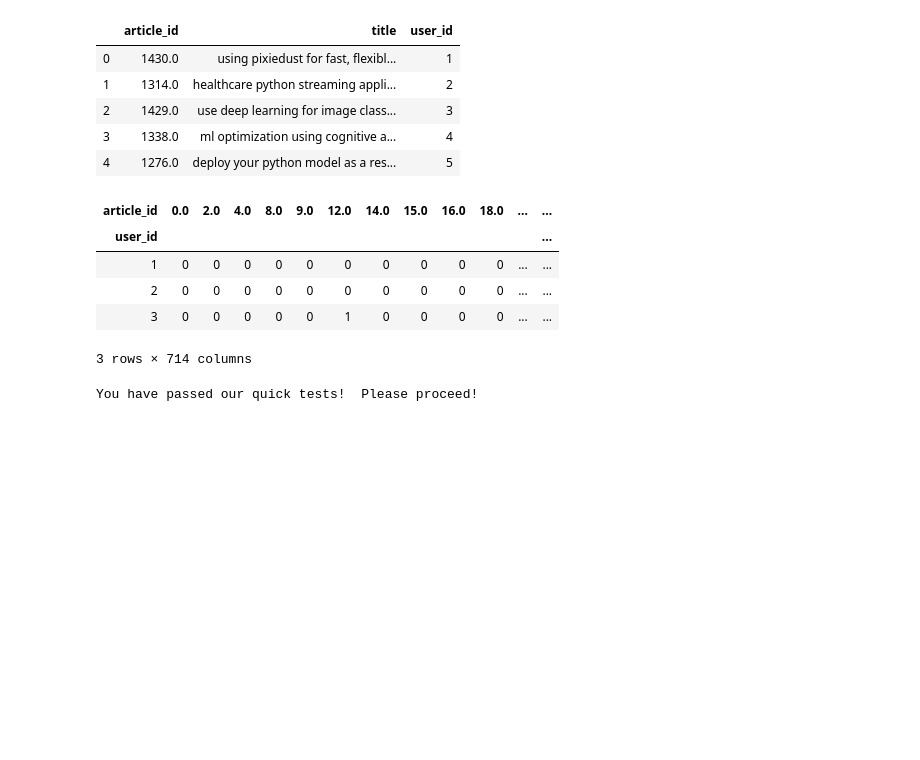
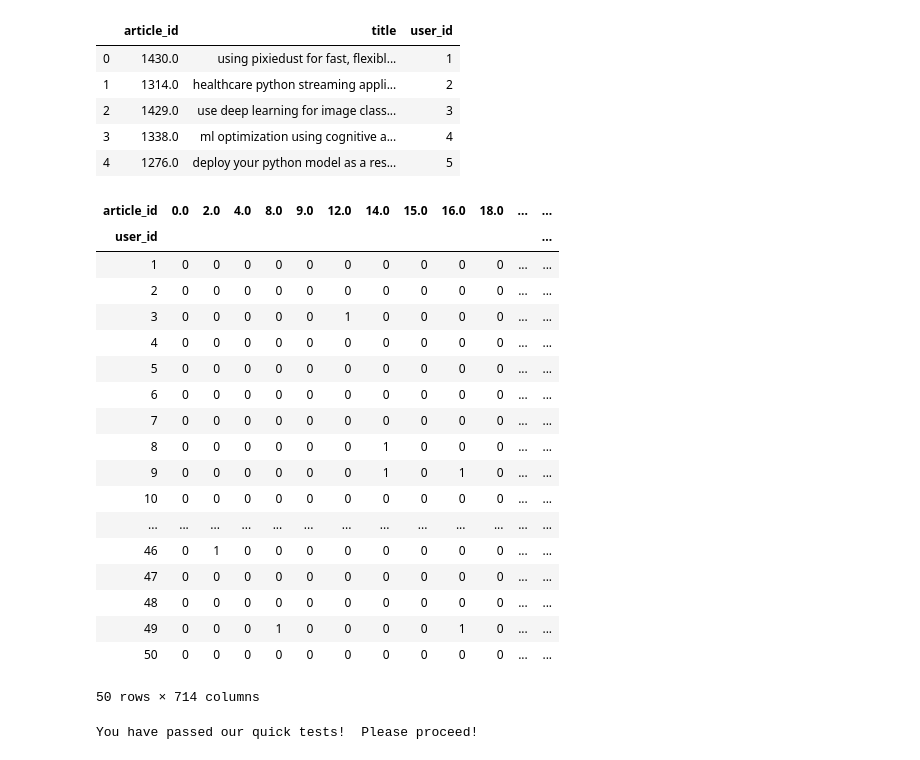
Before and after one commit to hider-toula/Recommendations_with_IBM, a Jupyter notebook: Recommendations_with_IBM.ipynb, the cells around one changed output. Cells and saved outputs as stored; diff of their text form; code cells hidden in the pictures; blank space fills up the shorter version.

```diff
--- a/Recommendations_with_IBM.ipynb
+++ b/Recommendations_with_IBM.ipynb
@@ -416,14 +420,27 @@ def create_user_item_matrix(df):
 
 user_item = create_user_item_matrix(df)
 # %%
-user_item.head(3)
+user_item.head(50)
 # %% [output]
 | article_id | 0.0 | 2.0 | 4.0 | 8.0 | 9.0 | 12.0 | 14.0 | 15.0 | 16.0 | 18.0 | ... | ... |
 | user_id |  |  |  |  |  |  |  |  |  |  |  | ... |
 | 1 | 0 | 0 | 0 | 0 | 0 | 0 | 0 | 0 | 0 | 0 | ... | ... |
 | 2 | 0 | 0 | 0 | 0 | 0 | 0 | 0 | 0 | 0 | 0 | ... | ... |
 | 3 | 0 | 0 | 0 | 0 | 0 | 1 | 0 | 0 | 0 | 0 | ... | ... |
+| 4 | 0 | 0 | 0 | 0 | 0 | 0 | 0 | 0 | 0 | 0 | ... | ... |
+| 5 | 0 | 0 | 0 | 0 | 0 | 0 | 0 | 0 | 0 | 0 | ... | ... |
+| 6 | 0 | 0 | 0 | 0 | 0 | 0 | 0 | 0 | 0 | 0 | ... | ... |
+| 7 | 0 | 0 | 0 | 0 | 0 | 0 | 0 | 0 | 0 | 0 | ... | ... |
+| 8 | 0 | 0 | 0 | 0 | 0 | 0 | 1 | 0 | 0 | 0 | ... | ... |
+| 9 | 0 | 0 | 0 | 0 | 0 | 0 | 1 | 0 | 1 | 0 | ... | ... |
+| 10 | 0 | 0 | 0 | 0 | 0 | 0 | 0 | 0 | 0 | 0 | ... | ... |
+| ... | ... | ... | ... | ... | ... | ... | ... | ... | ... | ... | ... | ... |
+| 46 | 0 | 1 | 0 | 0 | 0 | 0 | 0 | 0 | 0 | 0 | ... | ... |
+| 47 | 0 | 0 | 0 | 0 | 0 | 0 | 0 | 0 | 0 | 0 | ... | ... |
+| 48 | 0 | 0 | 0 | 0 | 0 | 0 | 0 | 0 | 0 | 0 | ... | ... |
+| 49 | 0 | 0 | 0 | 1 | 0 | 0 | 0 | 0 | 1 | 0 | ... | ... |
+| 50 | 0 | 0 | 0 | 0 | 0 | 0 | 0 | 0 | 0 | 0 | ... | ... |
-3 rows × 714 columns
+50 rows × 714 columns
 # %%
 ## Tests: You should just need to run this cell.  Don't change the code.
 assert user_item.shape[0] == 5149, "Oops!  The number of users in the user-article matrix doesn't look right."
```
Also changed, not shown: parts of 30 cells of this notebook.
